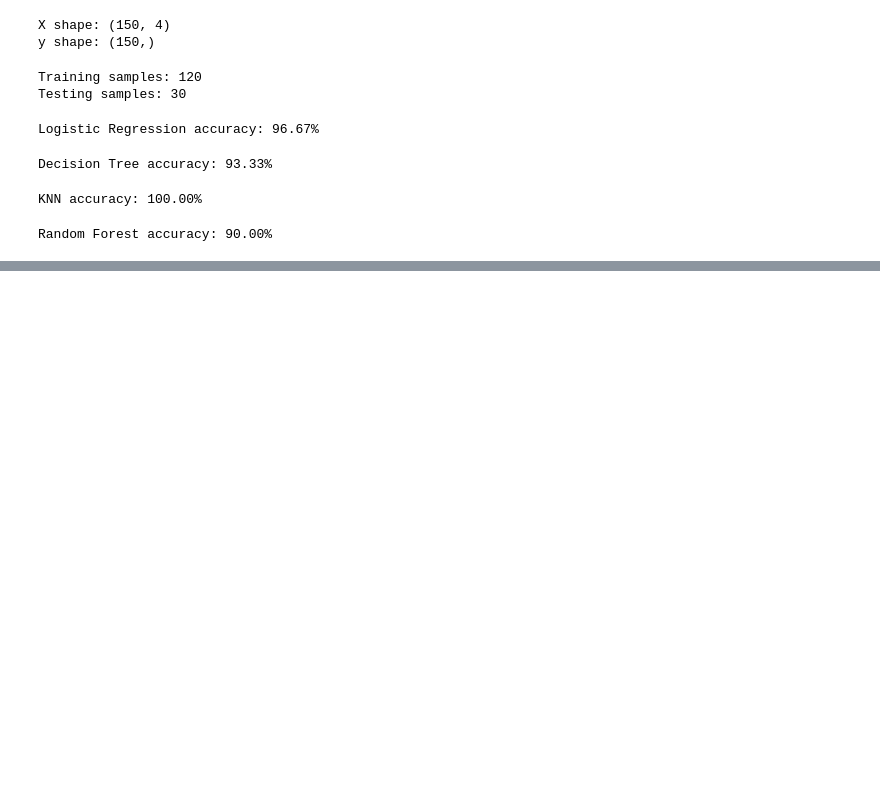
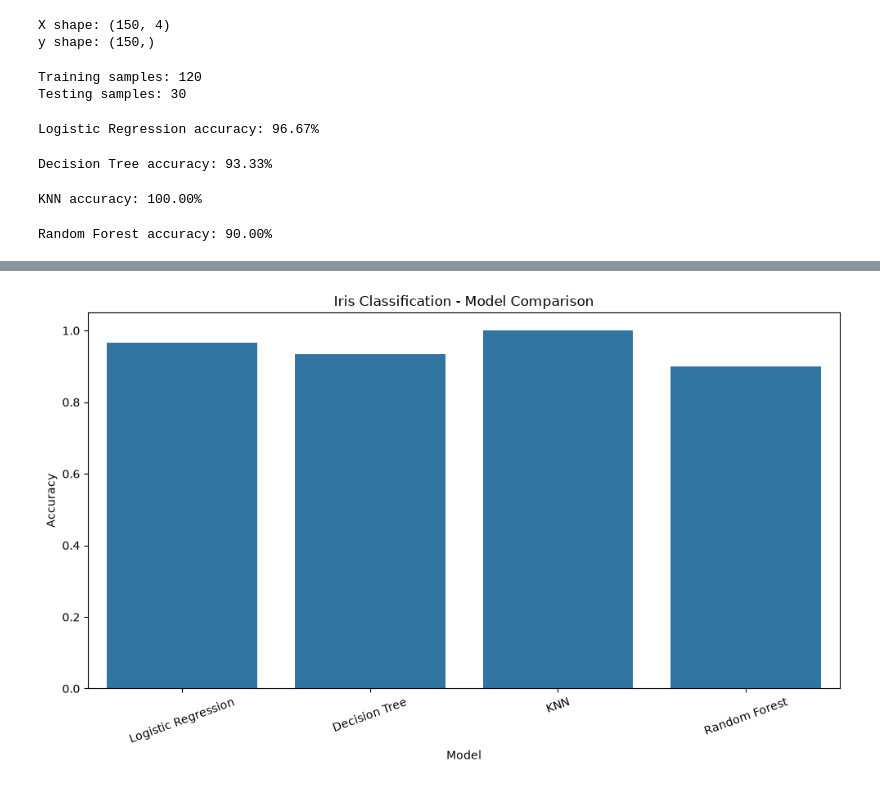
Before and after one commit to Maha-bio/bioinformatics-ml-iris, a Jupyter notebook: notebooks/02_model_comparison.ipynb, the cells around one changed output, grey strips where cells are left out. Cells and saved outputs as stored; diff of their text form; code cells hidden in the pictures; blank space fills up the shorter version.

Commit message:
Add model comparison and feature importance figures

```diff
--- a/notebooks/02_model_comparison.ipynb
+++ b/notebooks/02_model_comparison.ipynb
@@ -106,3 +106,20 @@ rf_accuracy = accuracy_score(
 print(f"Random Forest accuracy: {rf_accuracy:.2%}")
 # %% [output]
 Random Forest accuracy: 90.00%
+# %%
+results = pd.DataFrame({
+    "Model": [
+        "Logistic Regression",
+        "Decision Tree",
+        "KNN",
+        "Random Forest"
+    ],
+    "Accuracy": [
+        logistic_accuracy,
+        tree_accuracy,
+        knn_accuracy,
+        rf_accuracy
+    ]
+})
+
+results
@@ -108,0 +132,18 @@ Random Forest accuracy: 90.00%
+# %%
+plt.figure(figsize=(10, 6))
+
+sns.barplot(
+    data=results,
+    x="Model",
+    y="Accuracy"
+)
+
+plt.ylim(0, 1.05)
+plt.ylabel("Accuracy")
+plt.title("Iris Classification - Model Comparison")
+plt.xticks(rotation=20)
+plt.tight_layout()
+
+plt.show()
+# %% [output]
+[figure, added]
```
Also changed, not shown: parts of 12 cells of this notebook.
